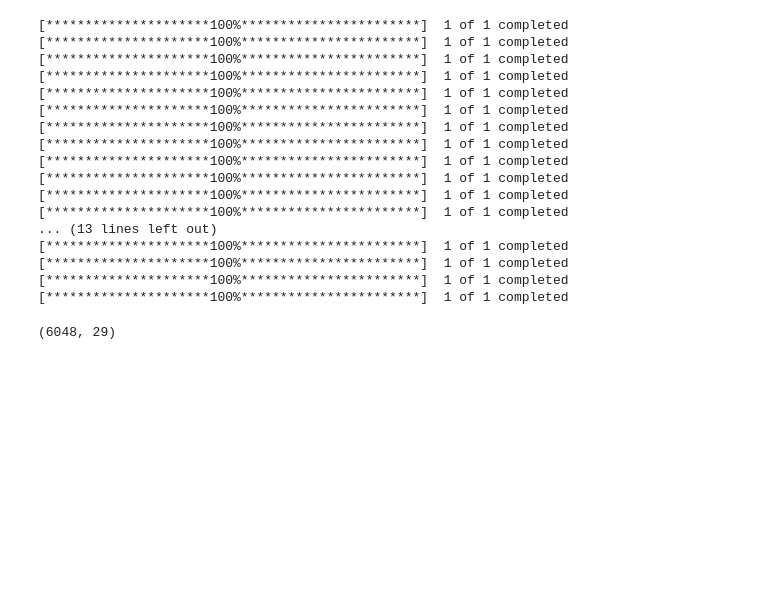
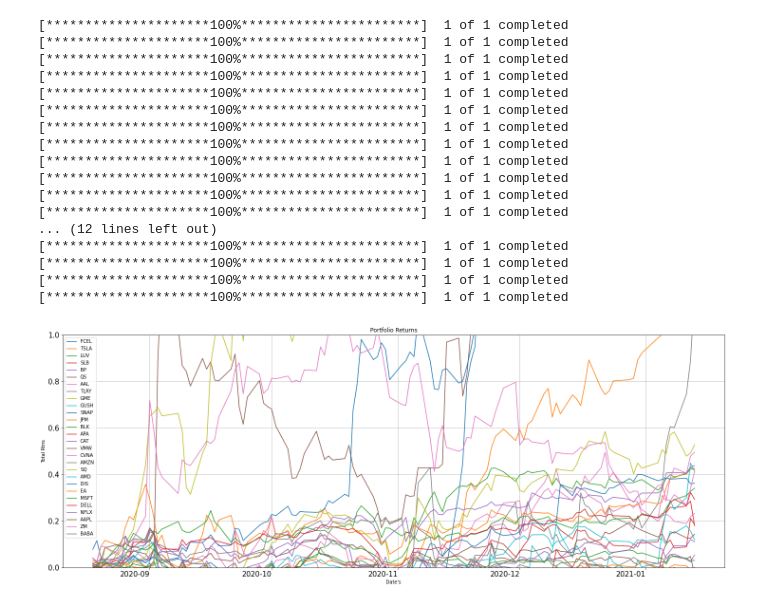
Before and after one commit to DataNinjasPro/Project_2, a Jupyter notebook: projects/01-FinTech/Instructions/stockgrabber.ipynb, the cells around one changed output. Drawn from its saved outputs; the diff is of its cells as text; code cells hidden in the pictures; blank space fills up the shorter version.

```diff
--- a/projects/01-FinTech/Instructions/stockgrabber.ipynb
+++ b/projects/01-FinTech/Instructions/stockgrabber.ipynb
@@ -5,20 +5,25 @@ import yfinance as yf
 import datetime as dt
 from pandas_datareader import data as pdr
 import matplotlib.pyplot as plt
+import seaborn as sns
 yf.pdr_override()
-stonks = ['FCEL','TSLA','LUV','SLB','BP','QS','AAL','TLRY','GME','GUSH','SNAP','JPM','BLK','APA','CAT','VMW','CVNA','AMZN','SQ','SQQQ','AMD','DIS','EA','MSFT','DELL','NFLX','AAPL','ZM','BABA']
-adjclose_df = pd.DataFrame()
+
+
+
+stonks = ['FCEL','TSLA','LUV','SLB','BP','QS','AAL','TLRY','GME','GUSH','SNAP','JPM','BLK','APA','CAT','VMW','CVNA','AMZN','SQ','AMD','DIS','EA','MSFT','DELL','NFLX','AAPL','ZM','BABA']
+
+adj_close_df = pd.DataFrame()
 for i in stonks:
         start = dt.datetime(1997,1,1)
         end = dt.datetime(2021,11,1)
         df = pdr.get_data_yahoo(i,start,end)
         df = df['Adj Close']
         df.columns = {i:f'{i} Adj Close'}
-        adjclose_df = pd.concat([adjclose_df,df]
+        adj_close_df = pd.concat([adj_close_df,df]
                             , axis = 'columns'
                             , join = 'outer'
                             )
-adjclose_df.columns = stonks
+adj_close_df.columns = stonks
 # %% [output]
 [*********************100%***********************]  1 of 1 completed
 [*********************100%***********************]  1 of 1 completed
@@ -32,13 +37,26 @@ adjclose_df.columns = stonks
 [*********************100%***********************]  1 of 1 completed
 [*********************100%***********************]  1 of 1 completed
 [*********************100%***********************]  1 of 1 completed
-... (13 lines left out)
+... (12 lines left out)
 [*********************100%***********************]  1 of 1 completed
 [*********************100%***********************]  1 of 1 completed
 [*********************100%***********************]  1 of 1 completed
 [*********************100%***********************]  1 of 1 completed
-# %%
-
-adjclose_df.shape
-# %% [output]
-(6048, 29)
+# %%
+
+dropped_values_adj_close = adj_close_df.dropna()
+dropped_values_pct_change = dropped_values_adj_close.pct_change()
+cummulative_returns = ((1 + dropped_values_pct_change).cumprod()-1)
+cummulative_returns.plot(
+        kind='line'
+        , figsize=(25,10)
+        , grid=True
+        , title="Portfolio Returns"
+        , ylabel="Total Rtns"
+        , xlabel='Date\'s'
+        , rot=360
+        , fontsize=15
+        , ylim=(0,1))
+daily_std = dropped_values_pct_change.std().sort_values()
+# %% [output]
+[figure, added]
```
Also changed, not shown: parts of 3 cells of this notebook, 4 other files.
